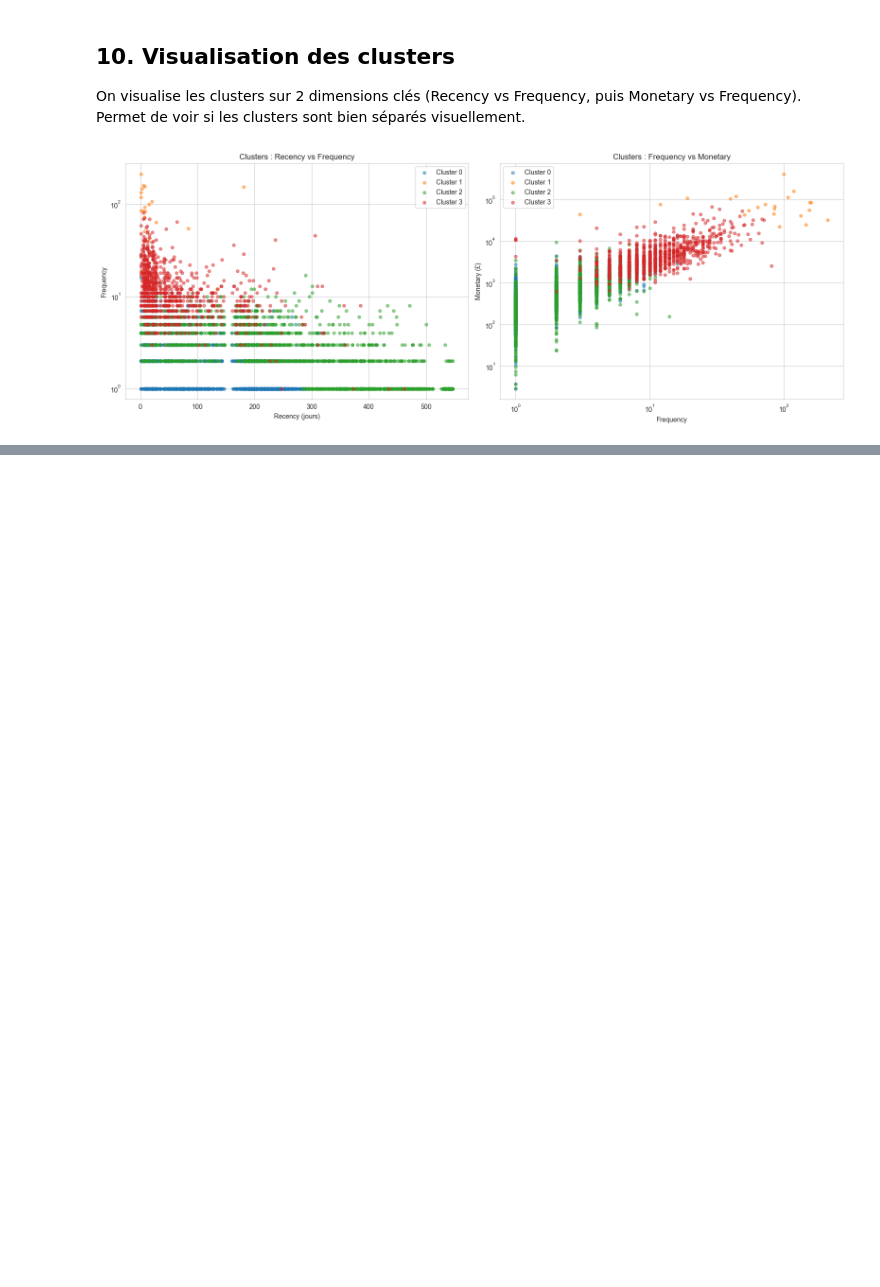
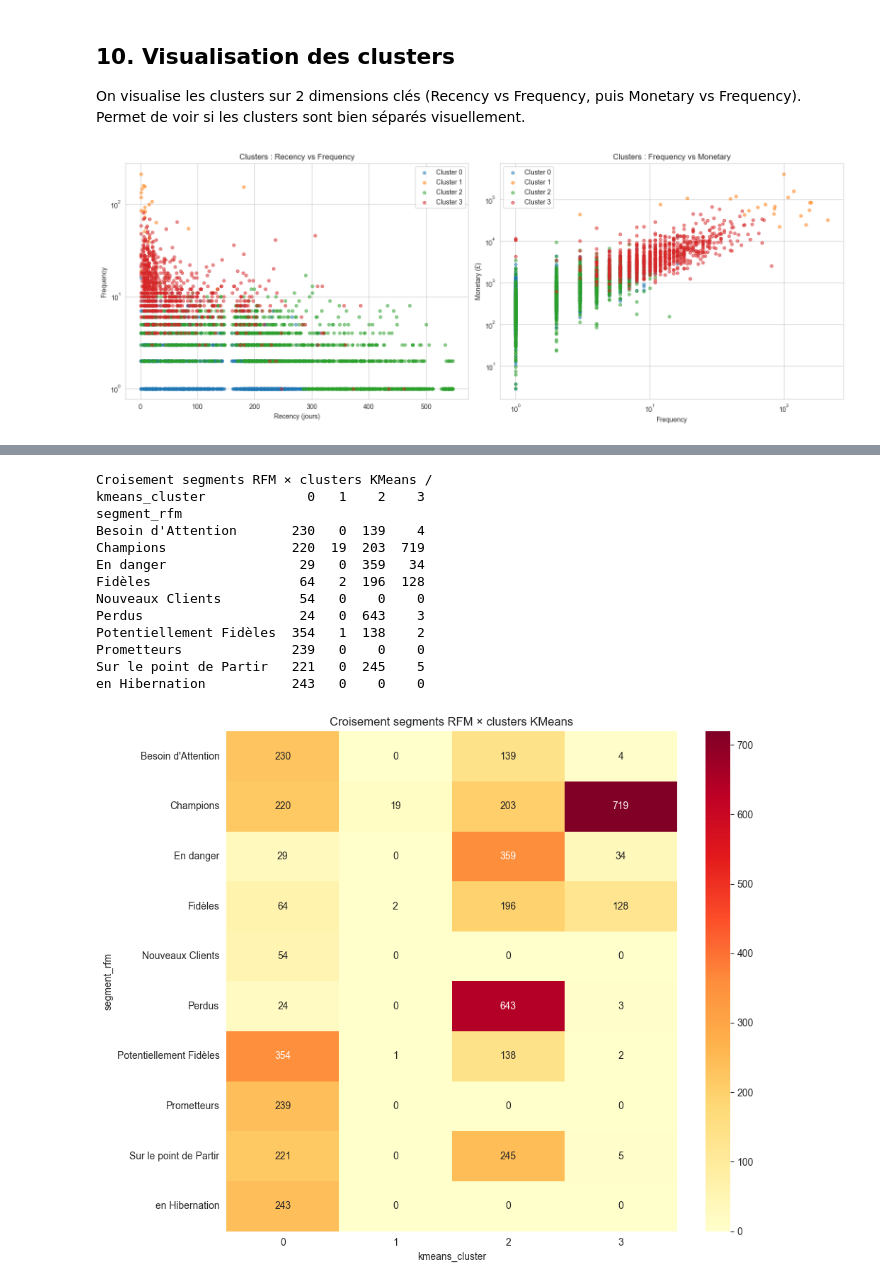
Before and after one commit to AlexisSTH/customer-churn-rfm-online-retail, a Jupyter notebook: notebooks/03_segementation_RFM_KMeans.ipynb, the cells around one changed output, grey strips where cells are left out. Drawn from its saved outputs; the diff is of its cells as text; code cells hidden in the pictures; blank space fills up the shorter version.

Commit message:
Comparaison et exportation + graphique

```diff
--- a/notebooks/03_segementation_RFM_KMeans.ipynb
+++ b/notebooks/03_segementation_RFM_KMeans.ipynb
@@ -435,0 +449,26 @@ plt.show()
+# %%
+crosstab = pd.crosstab(df['segment_rfm'], df['kmeans_cluster'])
+print("Croisement segments RFM × clusters KMeans /")
+print(crosstab)
+
+# Heatmap pour visualiser
+fig, ax = plt.subplots(figsize=(10, 8))
+sns.heatmap(crosstab, annot=True, fmt='d', cmap='YlOrRd', ax=ax)
+ax.set_title("Croisement segments RFM × clusters KMeans")
+plt.tight_layout()
+plt.show()
+# %% [output]
+Croisement segments RFM × clusters KMeans /
+kmeans_cluster             0   1    2    3
+segment_rfm
+Besoin d'Attention       230   0  139    4
+Champions                220  19  203  719
+En danger                 29   0  359   34
+Fidèles                   64   2  196  128
+Nouveaux Clients          54   0    0    0
+Perdus                    24   0  643    3
+Potentiellement Fidèles  354   1  138    2
+Prometteurs              239   0    0    0
+Sur le point de Partir   221   0  245    5
+en Hibernation           243   0    0    0
+[figure, added]
```
Also changed, not shown: parts of 5 cells of this notebook, 5 other files.
